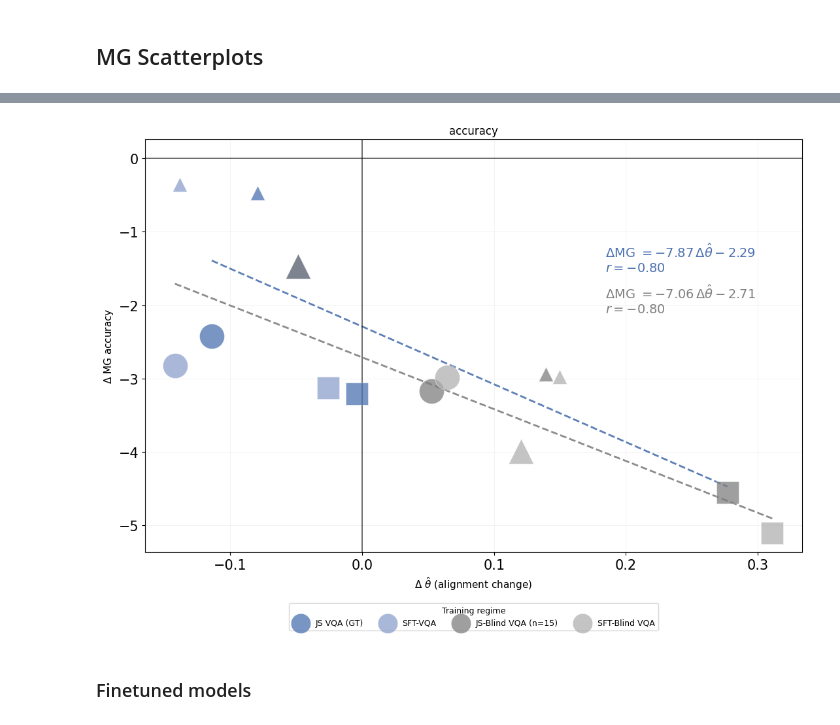
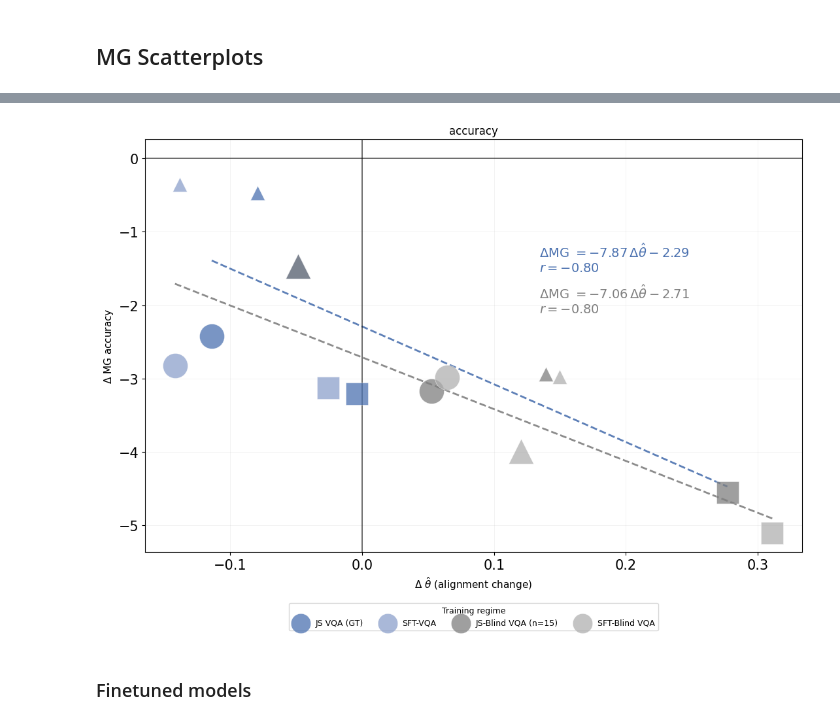
Before and after one commit to unolop/HPA, a Jupyter notebook: evaluation/analysis/correlations.ipynb, the cells around one changed output, grey strips where cells are left out. Cells and saved outputs as stored; diff of their text form; code cells hidden in the pictures.

Commit message:
correlations datasets

```diff
--- a/evaluation/analysis/correlations.ipynb
+++ b/evaluation/analysis/correlations.ipynb
@@ -296,0 +331,38 @@ plt.show()
+# %%
+from utils.plots import plot_model_corr
+
+fig, ax = plt.subplots(figsize=(7, 0.45 * len(model_order))) # figsize=(6, 3 + 0.4 * len(models)))
+# ax.set_xlim(-0.1, 0.45)
+
+ax = plot_model_corr(ax, rhos_mm, ci_lows_mm, ci_highs_mm, model_order,
+                    low_mm, high_mm, mu_mm, dataset="MMStar", color="#1f77b4", marker='*')
+
+ax = plot_model_corr(ax, rhos_acc, ci_lows_acc, ci_highs_acc, model_order,
+                    low, high, mu, dataset="VQA", color="#E3B23C", marker='o')
+ax.scatter(
+    rhos_sim + 0.015,  # small horizontal separation,
+    np.arange(len(model_order) ),
+    marker="D",
+    s=28,
+    facecolors="white",
+    edgecolors="#333333",
+    linewidths=1,
+    label="Answer similarity",
+    alpha=0.85,
+    zorder=5
+)
+ax.axvline( 0,  color="gray",linestyle="--",linewidth=1 ) ## Reference line at rho = 0
+ax.grid(axis="y", linestyle=":" , linewidth=1.4 , alpha=0.6 )
+ax.grid(axis="x", alpha=0.3)  # ax.grid(False, axis="x")
+ax.set_xlabel(r"$\rho$ (Spearman correlation to human consensus)", fontsize=12)
+ax.set_yticks(np.arange(len(model_order)))
+ax.set_yticklabels(model_order)
+ax.invert_yaxis()
+
+for spine in ["top", "right"]:
+    ax.spines[spine].set_visible(False) # Clean spines
+
+# ax.legend(  loc="lower left",     frameon=True,     fontsize=10, )
+# plt.title("Model–Human Alignment")
+plt.tight_layout()
+plt.show()
@@ -573,36 +641,36 @@ y_col = "MG_acc"
 delta_df = get_delta_df(pcorr)
 regression_stats = {}
 
 EQ_POS = {
-    "JS":  (0.7, 0.75),
-    "SFT": (0.7, 0.65),
+    "JS":  (0.6, 0.75),
+    "SFT": (0.6, 0.65),
 }
 for regime, labels in REGIME_GROUPS.items():
     data = delta_df[delta_df["finetuned"].isin(labels)]
     if len(data) < 3:
         continue
 
     x = data["delta_theta"].to_numpy()
     y = data["delta_mg"].to_numpy()
 
     slope, intercept, r_val, _, _ = stats.linregress(x, y)
     rho, _ = stats.spearmanr(x, y)
 
     regression_stats[regime] = {
         "slope": slope,
         "intercept": intercept,
         "r": r_val,
         "rho": rho,
     }
 
 scatterplot_delta_alignment_vs_mg(
     delta_df,
     title = 'accuracy',
     colors= regime_colors,          # keyed by finetuned regime
     markers= family_markers ,
     figsize=(11,8) )
 # %% [output]
-[figure, old version]
+[figure, new version]
 # %%
 
 
```
Also changed, not shown: parts of 29 cells of this notebook, 56 other files.
